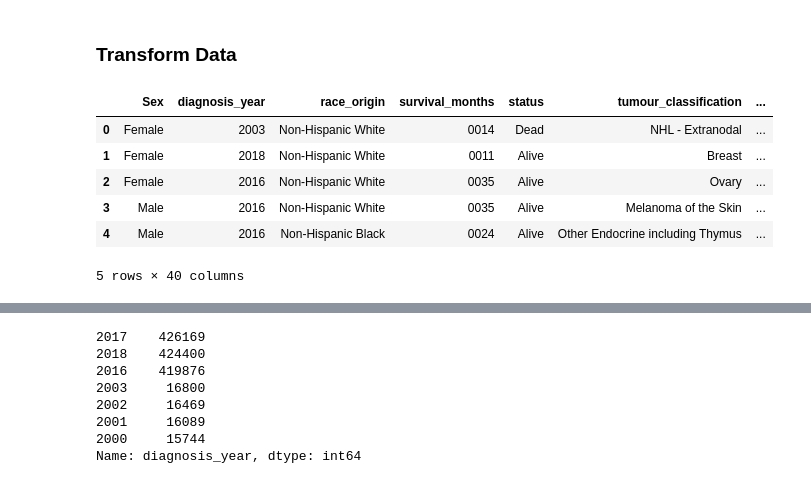
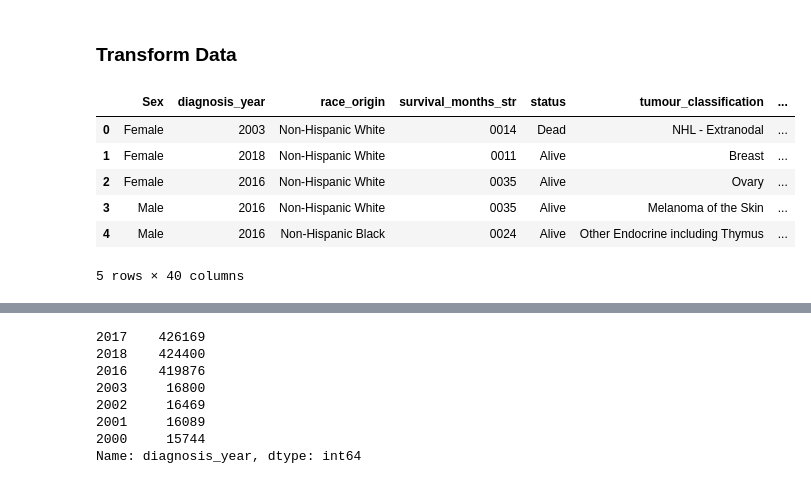
Before and after one commit to akankshakukhraniya/CancerData-Analysis-FinalProject, a Jupyter notebook: ETL/ETL_cdc.ipynb, the cells around one changed output, grey strips where cells are left out. Saved outputs shown, nothing was run; the diff lists cells and outputs as text; code cells hidden in the pictures.

```diff
--- a/ETL/ETL_cdc.ipynb
+++ b/ETL/ETL_cdc.ipynb
@@ -6,7 +6,7 @@
 import pandas as pd
 import pymongo
 from pymongo import MongoClient
-pd.set_option('display.max_rows', 1000000)
+# pd.set_option('display.max_rows', 1000)
 # %% [markdown]
 ### Extract Data
 # %%
@@ -51,18 +51,18 @@ Index(['Sex', 'Year of diagnosis',
 # %%
 # Rename the columns
 renamed_df = raw_df.rename(
     columns={"Year of diagnosis": "diagnosis_year",
             "Race and origin recode (NHW, NHB, NHAIAN, NHAPI, Hispanic)": "race_origin",
-             "Survival months": "survival_months",
+             "Survival months": "survival_months_str",
              "Vital status recode (study cutoff used)": "status",
              "Site recode ICD-O-3/WHO 2008": "tumour_classification",
              "COD to site recode": "death_cause",
              "SEER cause-specific death classification": "death_classification",
-             "Tumor Size Summary (2016+)":"tumor_size"
+             "Tumor Size Summary (2016+)":"tumor_size_str"
             })
 renamed_df.head()
 # %% [output]
-|  | Sex | diagnosis_year | race_origin | survival_months | status | tumour_classification | ... |
+|  | Sex | diagnosis_year | race_origin | survival_months_str | status | tumour_classification | ... |
 | 0 | Female | 2003 | Non-Hispanic White | 0014 | Dead | NHL - Extranodal | ... |
 | 1 | Female | 2018 | Non-Hispanic White | 0011 | Alive | Breast | ... |
 | 2 | Female | 2016 | Non-Hispanic White | 0035 | Alive | Ovary | ... |
```
Also changed, not shown: parts of 16 cells of this notebook, 12 other files.
